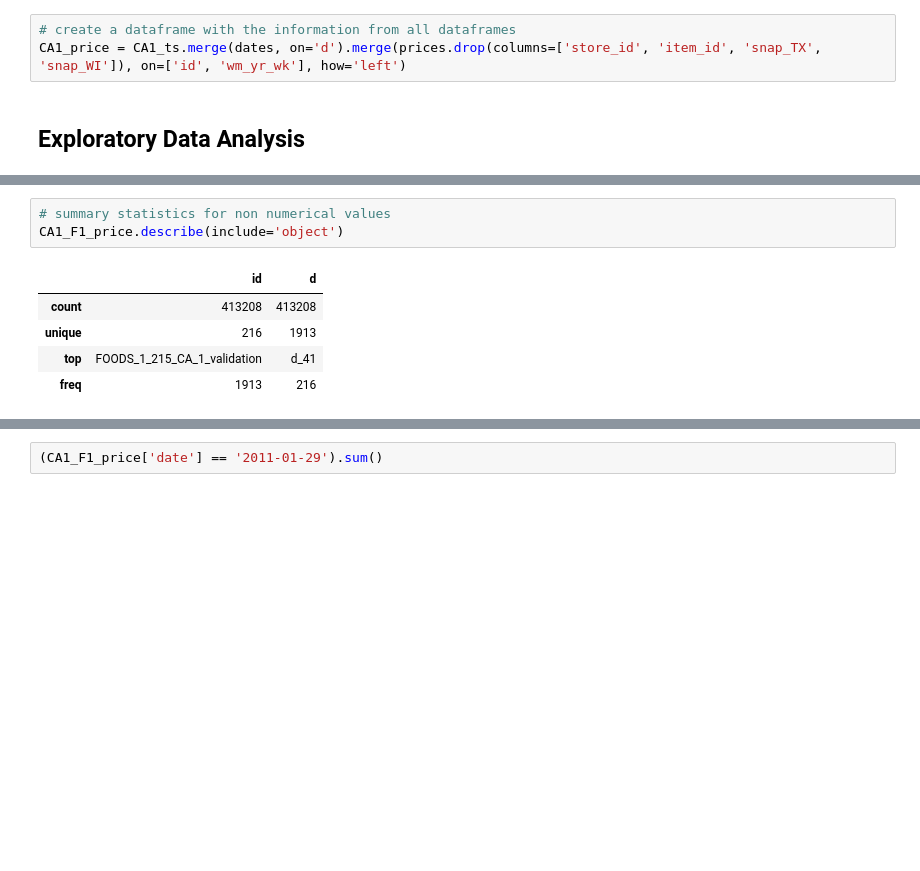
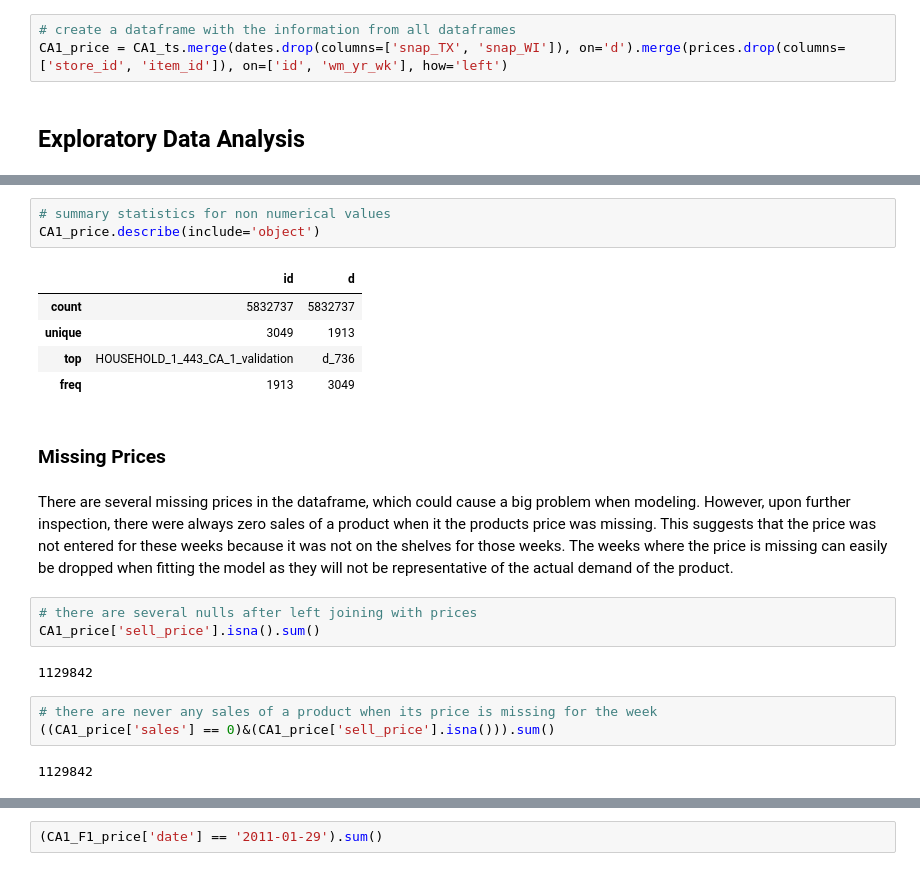
Before and after one commit to twood2015/Flatiron_Capstone, a Jupyter notebook: Working Notebooks/SquareOne.ipynb, the cells around one changed output, grey strips where cells are left out. Saved outputs shown, nothing was run; the diff lists cells and outputs as text; blank space fills up the shorter version.

```diff
--- a/Working Notebooks/SquareOne.ipynb
+++ b/Working Notebooks/SquareOne.ipynb
@@ -118,6 +125,6 @@ prices['id'] = prices['item_id'] + '_' + prices['store_id'] + '_validation'
 30490
 # %%
 # create a dataframe with the information from all dataframes
-CA1_price = CA1_ts.merge(dates, on='d').merge(prices.drop(columns=['store_id', 'item_id', 'snap_TX', 'snap_WI']), on=['id', 'wm_yr_wk'], how='left')
+CA1_price = CA1_ts.merge(dates.drop(columns=['snap_TX', 'snap_WI']), on='d').merge(prices.drop(columns=['store_id', 'item_id']), on=['id', 'wm_yr_wk'], how='left')
 # %% [markdown]
 ## Exploratory Data Analysis
@@ -138,9 +155,23 @@ CA1_price.describe()
 # %%
 # summary statistics for non numerical values
-CA1_F1_price.describe(include='object')
+CA1_price.describe(include='object')
 # %% [output]
 |  | id | d |
-| count | 413208 | 413208 |
-| unique | 216 | 1913 |
-| top | FOODS_1_215_CA_1_validation | d_41 |
-| freq | 1913 | 216 |
+| count | 5832737 | 5832737 |
+| unique | 3049 | 1913 |
+| top | HOUSEHOLD_1_443_CA_1_validation | d_736 |
+| freq | 1913 | 3049 |
+# %% [markdown]
+### Missing Prices
+# %% [markdown]
+There are several missing prices in the dataframe, which could cause a big problem when modeling. However, upon further inspection, there were always zero sales of a product when it the products price was missing. This suggests that the price was not entered for these weeks because it was not on the shelves for those weeks. The weeks where the price is missing can easily be dropped when fitting the model as they will not be representative of the actual demand of the product.
+# %%
+# there are several nulls after left joining with prices
+CA1_price['sell_price'].isna().sum()
+# %% [output]
+1129842
+# %%
+# there are never any sales of a product when its price is missing for the week
+((CA1_price['sales'] == 0)&(CA1_price['sell_price'].isna())).sum()
+# %% [output]
+1129842
```
Also changed, not shown: parts of 14 cells of this notebook.
